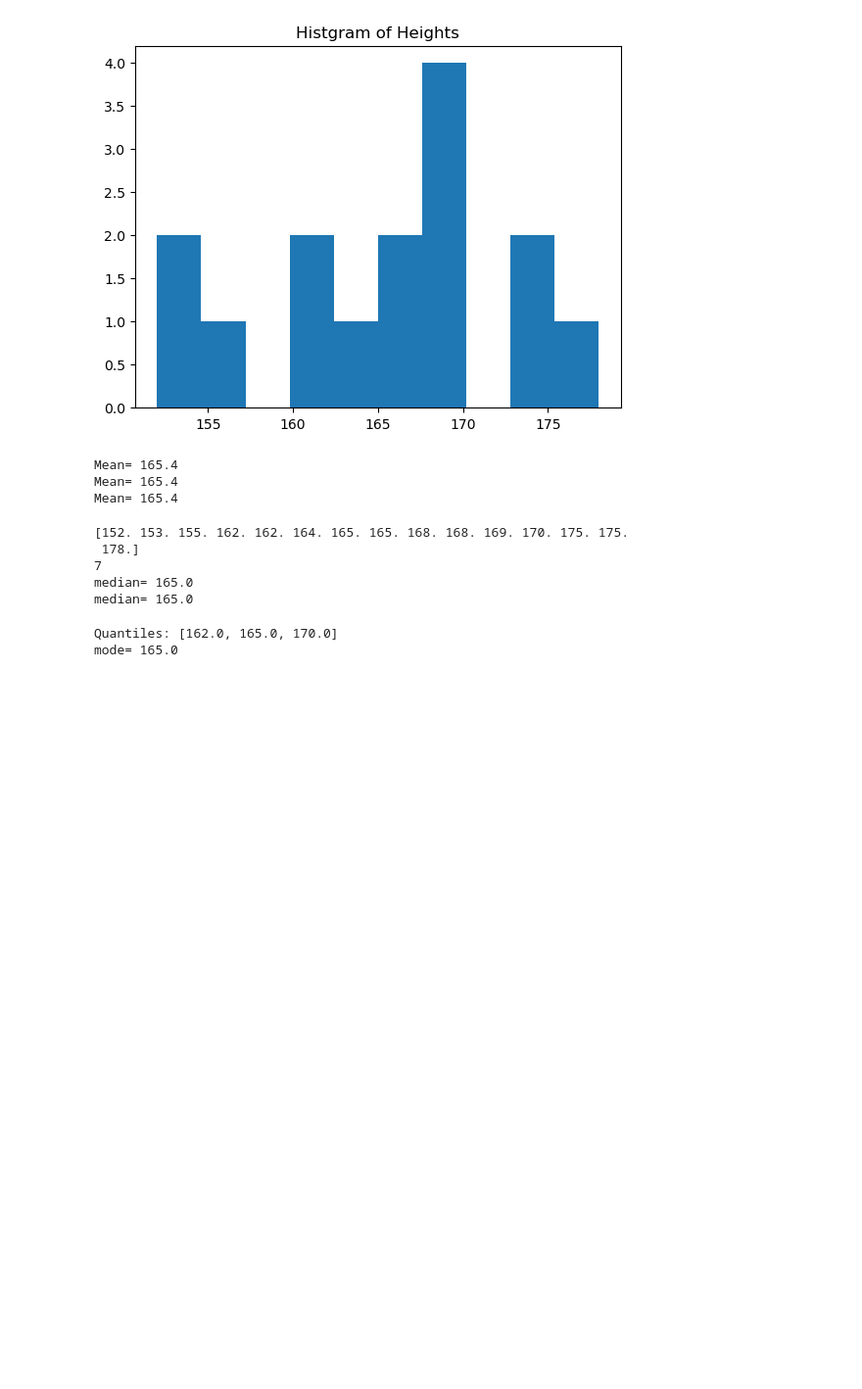
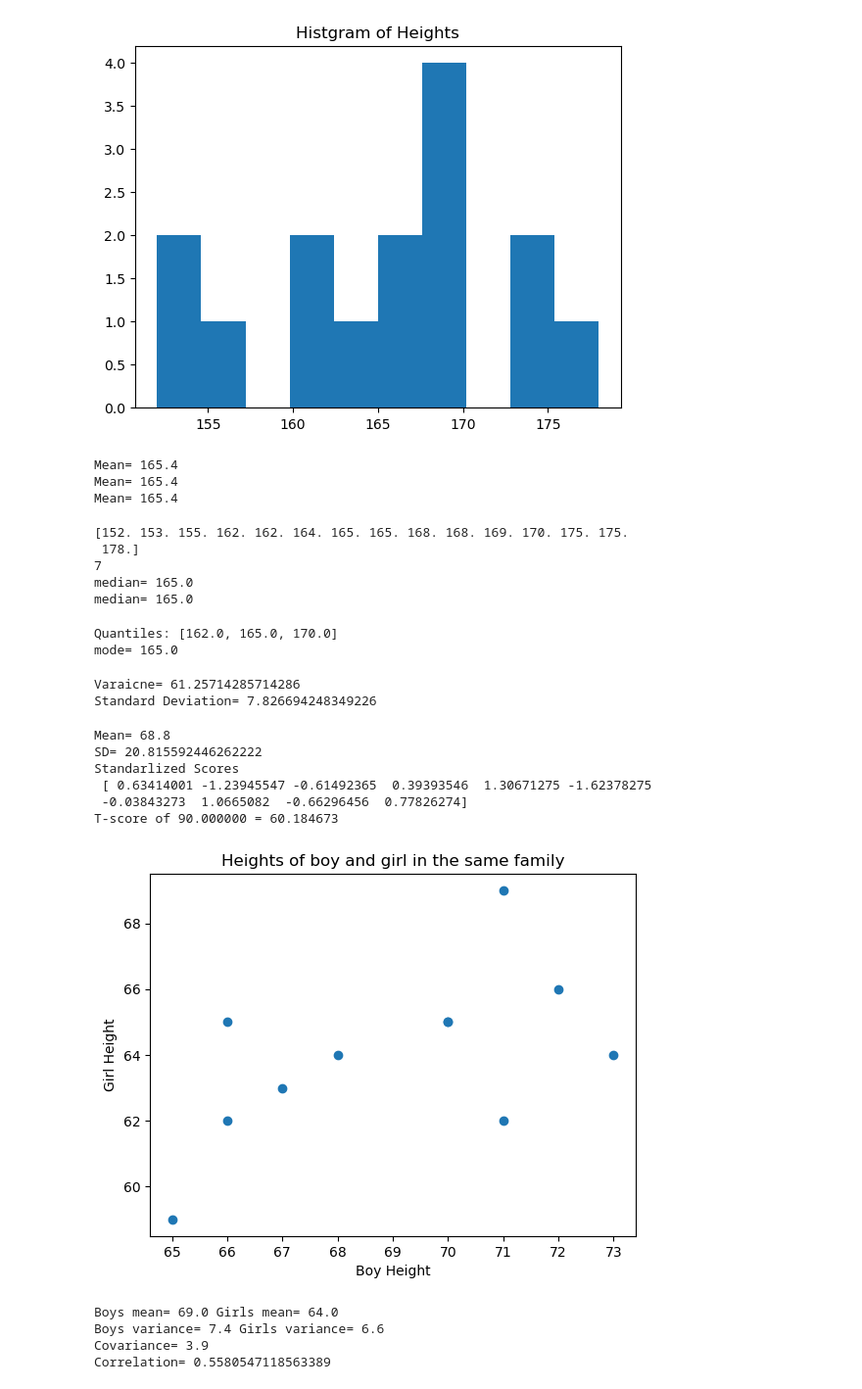
Before and after one commit to namoshi/mathAI, a Jupyter notebook: py_stat_data.ipynb, the cells around one changed output. Shown at 98% size. Drawn from its saved outputs; the diff is of its cells as text; code cells hidden in the pictures; blank space fills up the shorter version.

```diff
--- a/py_stat_data.ipynb
+++ b/py_stat_data.ipynb
@@ -78,3 +78,73 @@ print('mode=', statistics.mode(heights))
 # %% [output]
 Quantiles: [162.0, 165.0, 170.0]
 mode= 165.0
+# %%
+# 分散と標準偏差
+
+Var = statistics.variance(heights)
+print('Varaicne=', Var)
+
+SD = statistics.stdev(heights)
+print('Standard Deviation=', SD)
+# %% [output]
+Varaicne= 61.25714285714286
+Standard Deviation= 7.826694248349226
+# %%
+# データの標準化と偏差値
+
+math_scores = np.array([82, 43, 56, 77, 96, 35, 68, 91, 55, 85], dtype=float)
+
+math_mean = statistics.mean(math_scores)
+print('Mean=', math_mean)
+
+math_sd = statistics.stdev(math_scores)
+print('SD=', math_sd)
+
+# 標準化
+math_z = (math_scores - math_mean) / math_sd
+print('Standarlized Scores\n', math_z)
+
+# 偏差値
+x = 90.0
+y = 10.0 * (x - math_mean) / math_sd + 50.0
+print('T-score of %f = %f' % (x, y))
+# %% [output]
+Mean= 68.8
+SD= 20.815592446262222
+Standarlized Scores
+ [ 0.63414001 -1.23945547 -0.61492365  0.39393546  1.30671275 -1.62378275
+ -0.03843273  1.0665082  -0.66296456  0.77826274]
+T-score of 90.000000 = 60.184673
+# %%
+# 家族の身長のデータ
+boys_height = np.array([71, 68, 66, 67, 70, 71, 70, 73, 72, 65, 66], dtype=float)
+girls_height = np.array([69, 64, 65, 63, 65, 62, 65, 64, 66, 59, 62], dtype=float)
+
+plt.title('Heights of boy and girl in the same family')
+plt.scatter(boys_height, girls_height)
+plt.xlabel('Boy Height')
+plt.ylabel('Girl Height')
+plt.savefig('family_height.png')
+plt.show()
+# %% [output]
+[figure, added]
+# %%
+# それそれの平均
+boys_mean = statistics.mean(boys_height)
+girls_mean = statistics.mean(girls_height)
+print('Boys mean=', boys_mean, 'Girls mean=', girls_mean)
+
+boys_var = statistics.variance(boys_height)
+girls_var = statistics.variance(girls_height)
+print('Boys variance=', boys_var, 'Girls variance=', girls_var)
+
+coval = statistics.covariance(boys_height, girls_height)
+print('Covariance=', coval)
+
+corr = statistics.correlation(boys_height, girls_height)
+print('Correlation=', corr)
+# %% [output]
+Boys mean= 69.0 Girls mean= 64.0
+Boys variance= 7.4 Girls variance= 6.6
+Covariance= 3.9
+Correlation= 0.5580547118563389
```
Also changed, not shown: 1 other file.
